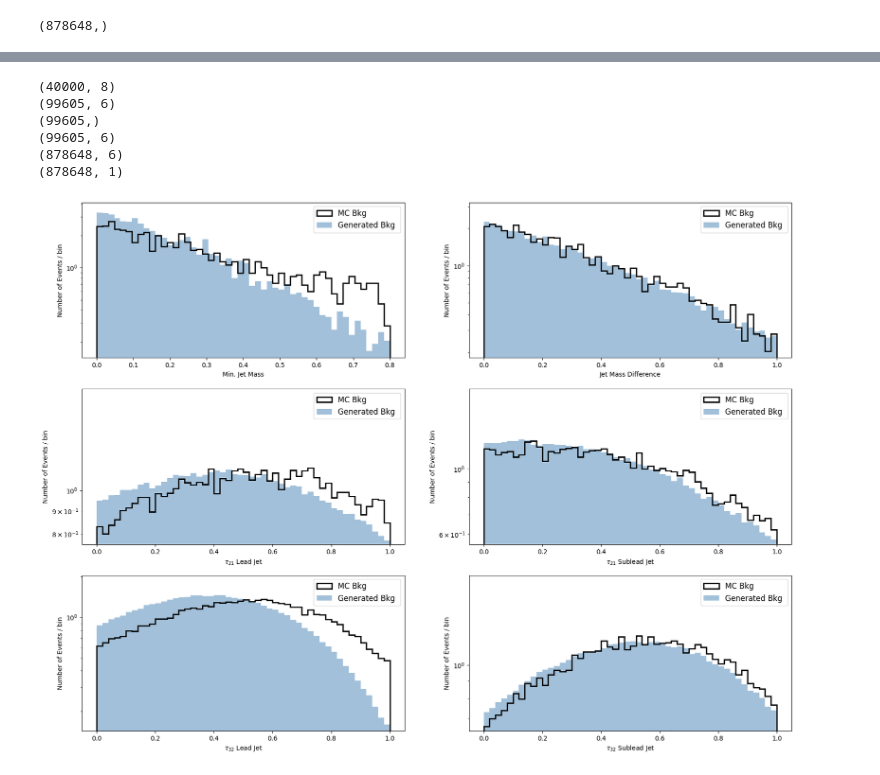
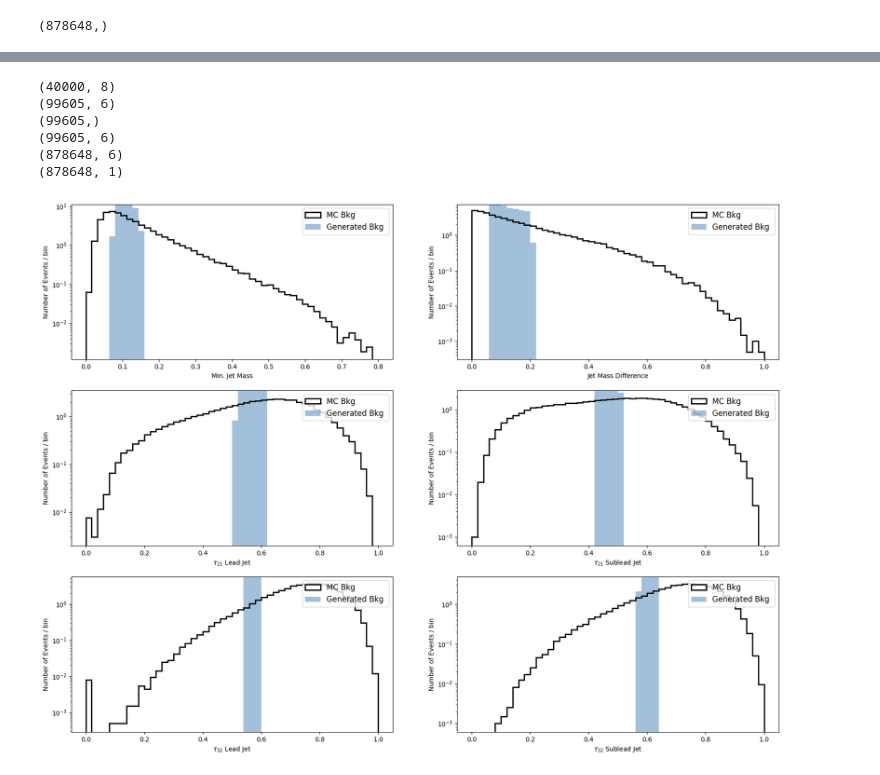
Before and after one commit to elhamekhoda/GAAnoDe, a Jupyter notebook: train_cvae.ipynb, the cells around one changed output, grey strips where cells are left out. Saved outputs shown, nothing was run; the diff lists cells and outputs as text; code cells hidden in the pictures.

```diff
--- a/train_cvae.ipynb
+++ b/train_cvae.ipynb
@@ -136,8 +139,8 @@ plot_variables(data)
 #normalization
 data, data_max, data_min = minmax_norm_data(data)
 cond_data, cond_data_max, cond_data_min  = minmax_norm_cond_data(cond_data)
-data = logit_norm(data)
-cond_data = logit_norm(cond_data)
+# data = logit_norm(data)
+# cond_data = logit_norm(cond_data)
 
 plt.figure(figsize=(10,5))
 plt.subplot(1,2,1)
@@ -467,7 +236,7 @@ epochs_1 = 1001
 epochs_2 = 120
 # %%
 #note: min-max norm is present in all version
-folder_name = "cVAEz6_03-28-2023_wLogit/"
+folder_name = "cVAEz6_03-28-2023/"
 comd = "mkdir -p "+"./outputs/models/"+folder_name
 os.system(comd)
 # %% [output]
@@ -721,7 +513,7 @@ np.save("outputs/models/%s/cbvae_LHCO2020_val_loss.npy"%folder_name, list_val_lo
 np.save("outputs/models/%s/cbvae_LHCO2020_train_loss.npy"%folder_name, list_loss)
 # %%
 #this endocer and decoder is same as the ones used in above cell to save mean and std
-folder = "/global/homes/a/agarabag/pscratch/GAEA/outputs/models/cVAEz6_03-28-2023"
+folder = "/global/homes/a/agarabag/pscratch/GAEA_cp/outputs/models/cVAEz6_03-28-2023"
 encoder = keras.models.load_model(folder+'/encoder_cbvae_6var_m512.h5')
 decoder = keras.models.load_model(folder+'/model_cbvae_6var_m512.h5')
 # %% [output]
@@ -878,42 +677,43 @@ data_sr_test = innerdata_test[:,1:nFeat+1]
 x_SR = np.concatenate((data_sr_train, data_sr_test), axis=0)
 print(x_SR.shape)
 x_SR, x_SR_max, x_SR_min = minmax_norm_data(x_SR)
-x_SR = logit_norm(x_SR)
+# x_SR = logit_norm(x_SR)
 
 
 y_innerdata_train = innerdata_train[:,0]
 y_innerdata_test = innerdata_test[:,0]
 y_SR = np.concatenate((y_innerdata_train, y_innerdata_test), axis=0)
 y_SR, cond_data_SR_max, cond_data_SR_min = minmax_norm_cond_data(y_SR)
-y_SR = logit_norm(y_SR)
+# y_SR = logit_norm(y_SR)
 print(y_SR.shape)
 
 KDE_bandwidth = 0.01
-# mjj_logit = quick_logit(y_SR)
-# y_SR = logit_transform_inverse(KernelDensity(
-#                   bandwidth=KDE_bandwidth, kernel='gaussian').fit(
-#                   mjj_logit.reshape(-1, 1)).sample(z_samples.shape[0]),
-#                                                    max(y_SR).item(),
-#                                                    min(y_SR).item())
-y_SR = KernelDensity(bandwidth=KDE_bandwidth, kernel='gaussian').fit(y_SR.reshape(-1, 1)).sample(z_samples.shape[0])
+mjj_logit = quick_logit(y_SR)
+y_SR = logit_transform_inverse(KernelDensity(
+                  bandwidth=KDE_bandwidth, kernel='gaussian').fit(
+                  mjj_logit.reshape(-1, 1)).sample(z_samples.shape[0]),
+                                                   max(y_SR).item(),
+                                                   min(y_SR).item())
+# y_SR = KernelDensity(bandwidth=KDE_bandwidth, kernel='gaussian').fit(y_SR.reshape(-1, 1)).sample(z_samples.shape[0])
 
 x_SR_train = x_SR[:trainsize]
 image_size = x_SR_train.shape[1]
 original_dim = image_size
 x_SR_train = np.reshape(x_SR_train, [-1, original_dim])
 
 print(x_SR_train.shape)
 print(z_samples.shape)
 print(np.reshape(y_SR, [-1, 1]).shape)
 
 gen_SR = decoder.predict([z_samples, np.reshape(y_SR, [-1, 1])])
+x_SR = rev_minmax_data(x_SR, x_SR_min, x_SR_max)
 
 fake_vs_real([gen_SR],[x_SR],1,[""])
 # %% [output]
 (40000, 8)
 (99605, 6)
 (99605,)
 (99605, 6)
 (878648, 6)
 (878648, 1)
-[figure, old version]
+[figure, new version]
```
Also changed, not shown: parts of 23 cells of this notebook, 3 other files.
